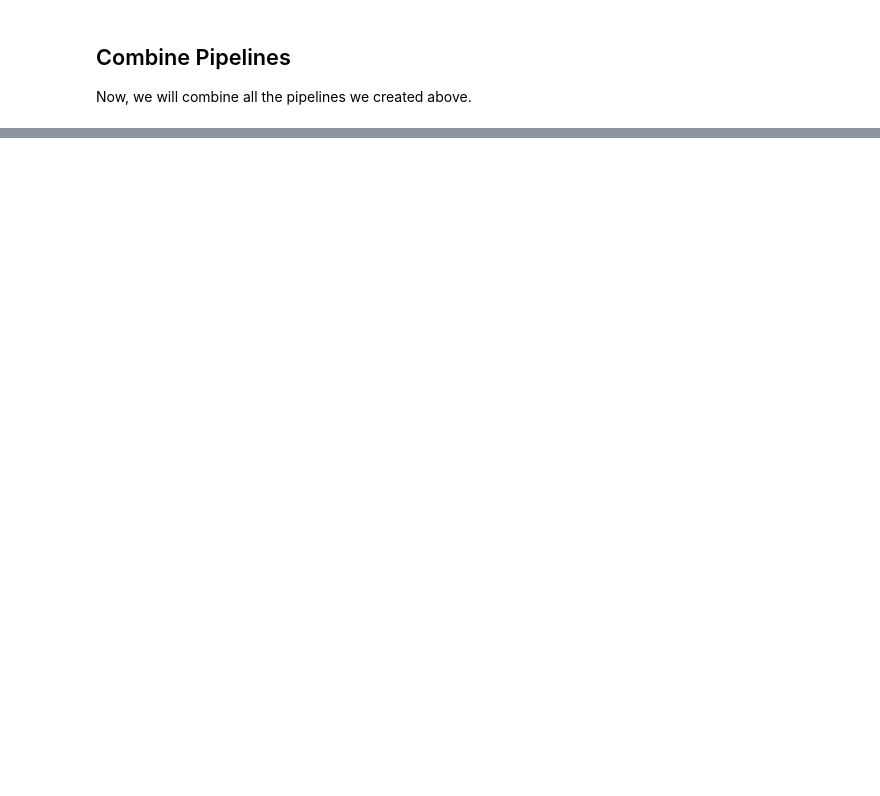
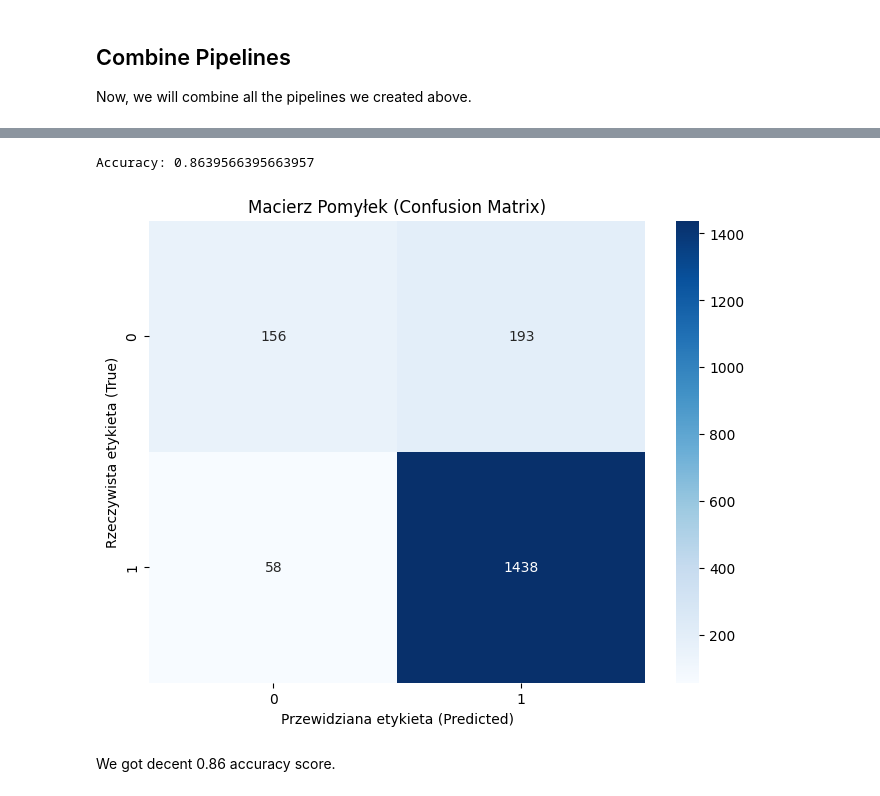
Before and after one commit to chillMLguy/fashion-shop-review-classification, a Jupyter notebook: main.ipynb, the cells around one changed output, grey strips where cells are left out. Drawn from its saved outputs; the diff is of its cells as text; code cells hidden in the pictures; blank space fills up the shorter version.

```diff
--- a/main.ipynb
+++ b/main.ipynb
@@ -179,7 +182,7 @@ sentiment_pipeline = Pipeline([
         ),
     ),
     (
-        'lemmatizer',
+        'sentiment_analyzer',
         Sentiment(),
     ),
 ])
@@ -200,7 +201,7 @@ feature_engineering = ColumnTransformer([
         ('num', num_pipeline, num_cols),
         ('cat', cat_pipeline, cat_cols),
         ('character_counts', character_counts_pipeline, text_cols),
-        ('sentiment_analysis', sentiment_pipeline, ["Review Text"]),
+        ('sentiment_analysis', sentiment_pipeline, text_cols),
 ])
 
 feature_engineering
@@ -208,0 +230,7 @@ NameError: name 'sentiment_pipeline' is not defined
+# %%
+model_pipeline = make_pipeline(
+    feature_engineering,
+    RandomForestClassifier(random_state=27),
+)
+
+model_pipeline.fit(X_train, y_train)
@@ -208,0 +255,21 @@ NameError: name 'sentiment_pipeline' is not defined
+# %%
+y_pred = model_pipeline.predict(X_test)
+accuracy = accuracy_score(y_test, y_pred)
+
+print('Accuracy:', accuracy)
+# %% [output]
+Accuracy: 0.8639566395663957
+# %%
+from sklearn.metrics import confusion_matrix
+
+cm = confusion_matrix(y_test, y_pred)
+
+plt.figure(figsize=(8, 6))
+sns.heatmap(cm, annot=True, fmt='d', cmap='Blues')
+plt.xlabel('Przewidziana etykieta (Predicted)')
+plt.ylabel('Rzeczywista etykieta (True)')
+plt.title('Macierz Pomyłek (Confusion Matrix)')
+
+plt.show()
+# %% [output]
+[figure, added]
@@ -208,0 +279,2 @@ NameError: name 'sentiment_pipeline' is not defined
+# %% [markdown]
+We got decent 0.86 accuracy score.
```
Also changed, not shown: parts of 11 cells of this notebook.
